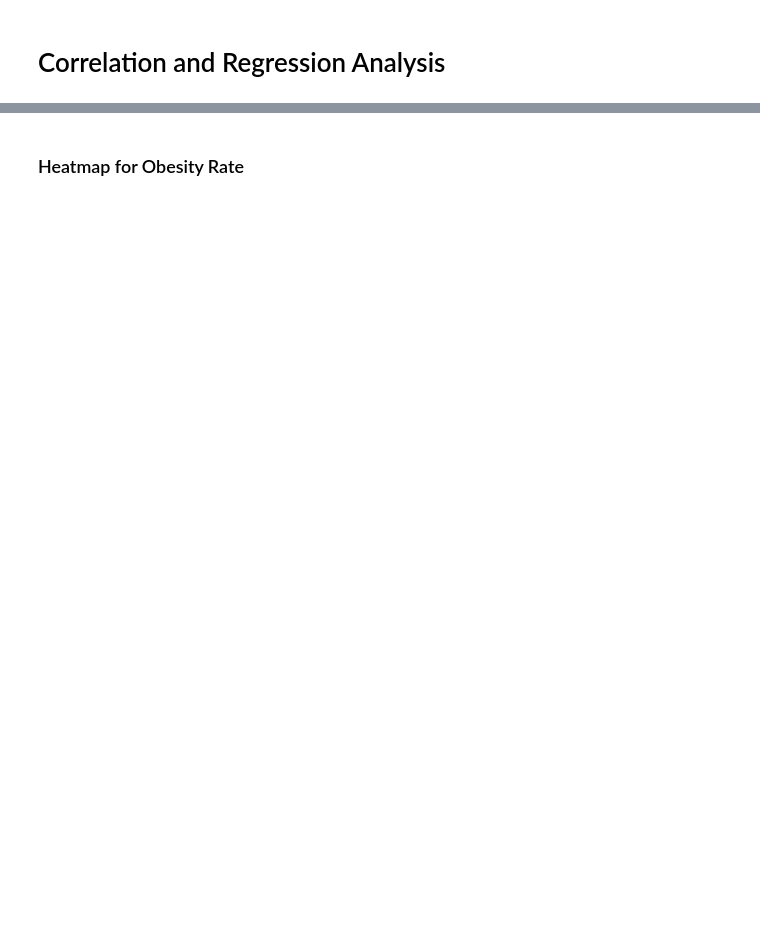
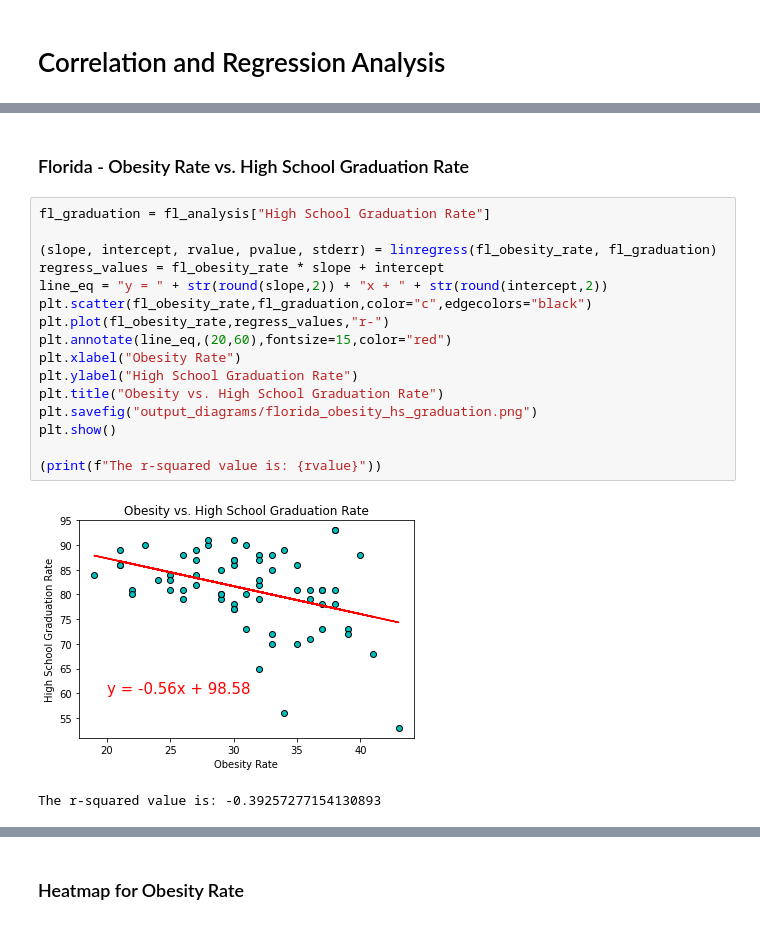
Before and after one commit to katrinan029/project-movat, a Jupyter notebook: Project code.ipynb, the cells around one changed output, grey strips where cells are left out. Drawn from its saved outputs; the diff is of its cells as text; blank space fills up the shorter version.

```diff
--- a/Project code.ipynb
+++ b/Project code.ipynb
@@ -367,0 +218,21 @@ The r-squared value is: -0.48606554045367734
+# %% [markdown]
+### Florida - Obesity Rate vs. High School Graduation Rate
+# %%
+fl_graduation = fl_analysis["High School Graduation Rate"]
+
+(slope, intercept, rvalue, pvalue, stderr) = linregress(fl_obesity_rate, fl_graduation)
+regress_values = fl_obesity_rate * slope + intercept
+line_eq = "y = " + str(round(slope,2)) + "x + " + str(round(intercept,2))
+plt.scatter(fl_obesity_rate,fl_graduation,color="c",edgecolors="black")
+plt.plot(fl_obesity_rate,regress_values,"r-")
+plt.annotate(line_eq,(20,60),fontsize=15,color="red")
+plt.xlabel("Obesity Rate")
+plt.ylabel("High School Graduation Rate")
+plt.title("Obesity vs. High School Graduation Rate")
+plt.savefig("output_diagrams/florida_obesity_hs_graduation.png")
+plt.show()
+
+(print(f"The r-squared value is: {rvalue}"))
+# %% [output]
+[figure, added]
+The r-squared value is: -0.39257277154130893
```
Also changed, not shown: parts of 126 cells of this notebook, 26 other files.
